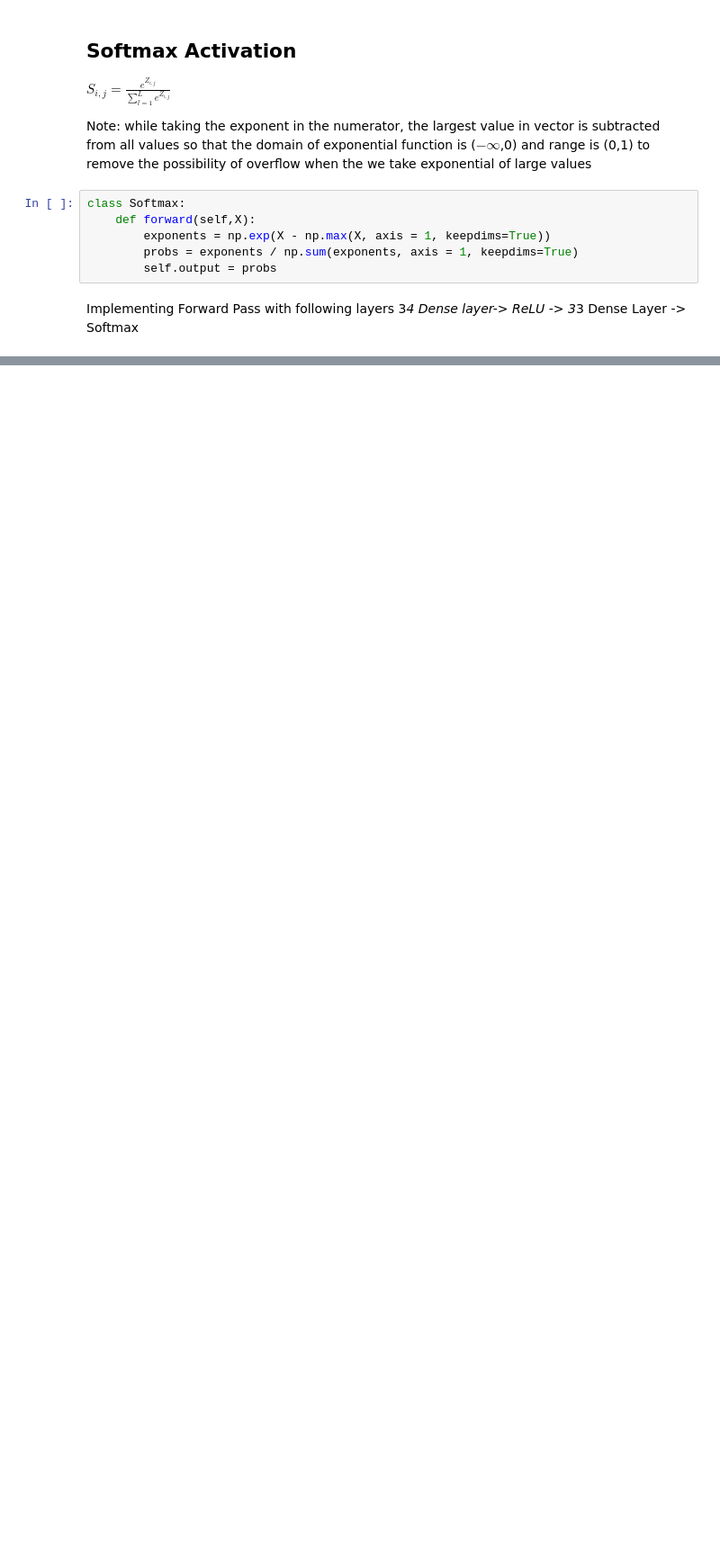
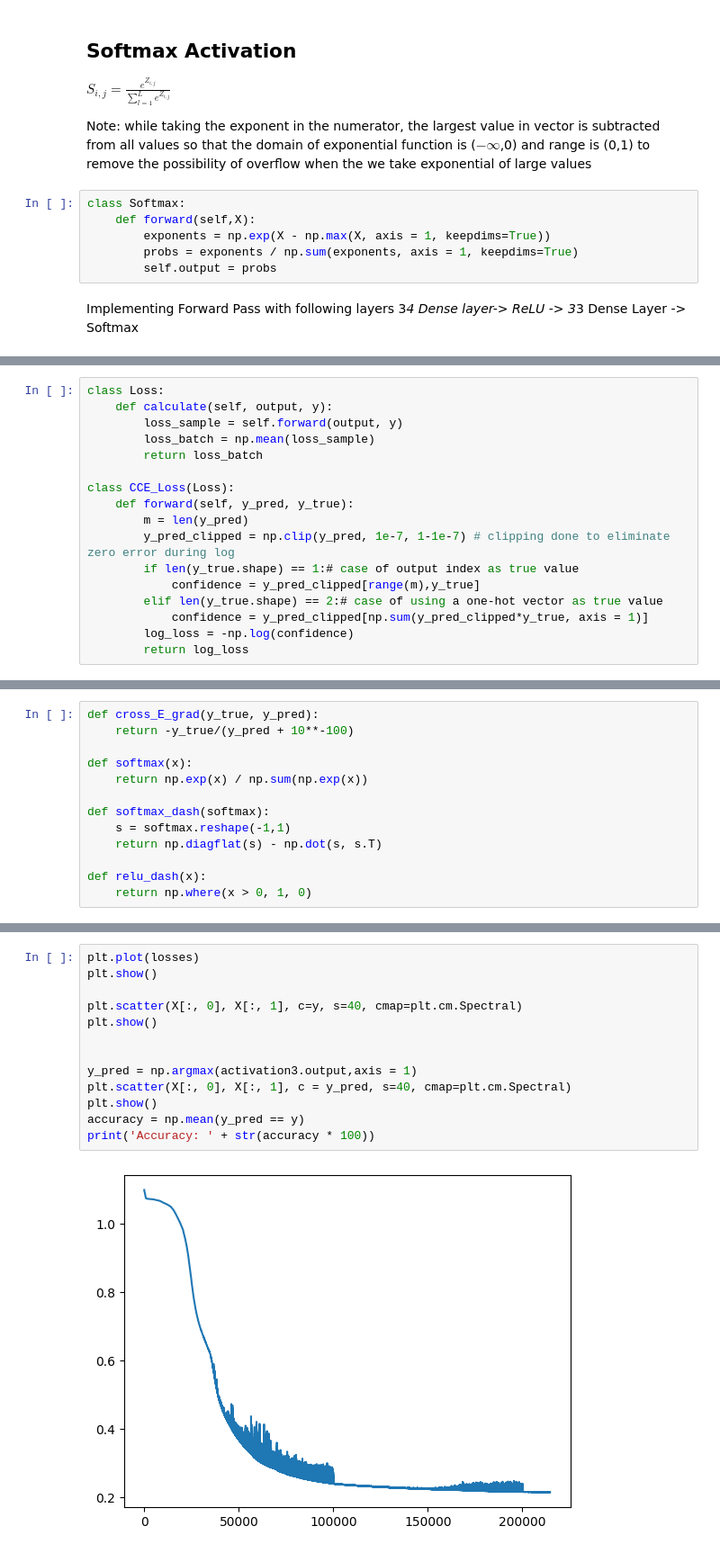
Before and after one commit to ansalma6/neural-network-from-scratch, a Jupyter notebook: Neural_Network.ipynb, the cells around one changed output, grey strips where cells are left out. Shown at 90% size. Cells and saved outputs as stored; diff of their text form; blank space fills up the shorter version.

```diff
--- a/Neural_Network.ipynb
+++ b/Neural_Network.ipynb
@@ -276,0 +308,17 @@ print(activation2.output)
+# %%
+class Loss:
+    def calculate(self, output, y):
+        loss_sample = self.forward(output, y)
+        loss_batch = np.mean(loss_sample)
+        return loss_batch
+
+class CCE_Loss(Loss):
+    def forward(self, y_pred, y_true):
+        m = len(y_pred)
+        y_pred_clipped = np.clip(y_pred, 1e-7, 1-1e-7) # clipping done to eliminate zero error during log
+        if len(y_true.shape) == 1:# case of output index as true value
+            confidence = y_pred_clipped[range(m),y_true]
+        elif len(y_true.shape) == 2:# case of using a one-hot vector as true value
+            confidence = y_pred_clipped[np.sum(y_pred_clipped*y_true, axis = 1)]
+        log_loss = -np.log(confidence)
+        return log_loss
@@ -276,0 +366,13 @@ print(activation2.output)
+# %%
+def cross_E_grad(y_true, y_pred):
+    return -y_true/(y_pred + 10**-100)
+
+def softmax(x):
+    return np.exp(x) / np.sum(np.exp(x))
+
+def softmax_dash(softmax):
+    s = softmax.reshape(-1,1)
+    return np.diagflat(s) - np.dot(s, s.T)
+
+def relu_dash(x):
+    return np.where(x > 0, 1, 0)
@@ -276,0 +489,15 @@ print(activation2.output)
+# %%
+plt.plot(losses)
+plt.show()
+
+plt.scatter(X[:, 0], X[:, 1], c=y, s=40, cmap=plt.cm.Spectral)
+plt.show()
+
+
+y_pred = np.argmax(activation3.output,axis = 1)
+plt.scatter(X[:, 0], X[:, 1], c = y_pred, s=40, cmap=plt.cm.Spectral)
+plt.show()
+accuracy = np.mean(y_pred == y)
+print('Accuracy: ' + str(accuracy * 100))
+# %% [output]
+[figure, added]
```
Also changed, not shown: parts of 22 cells of this notebook, 1 other file.
